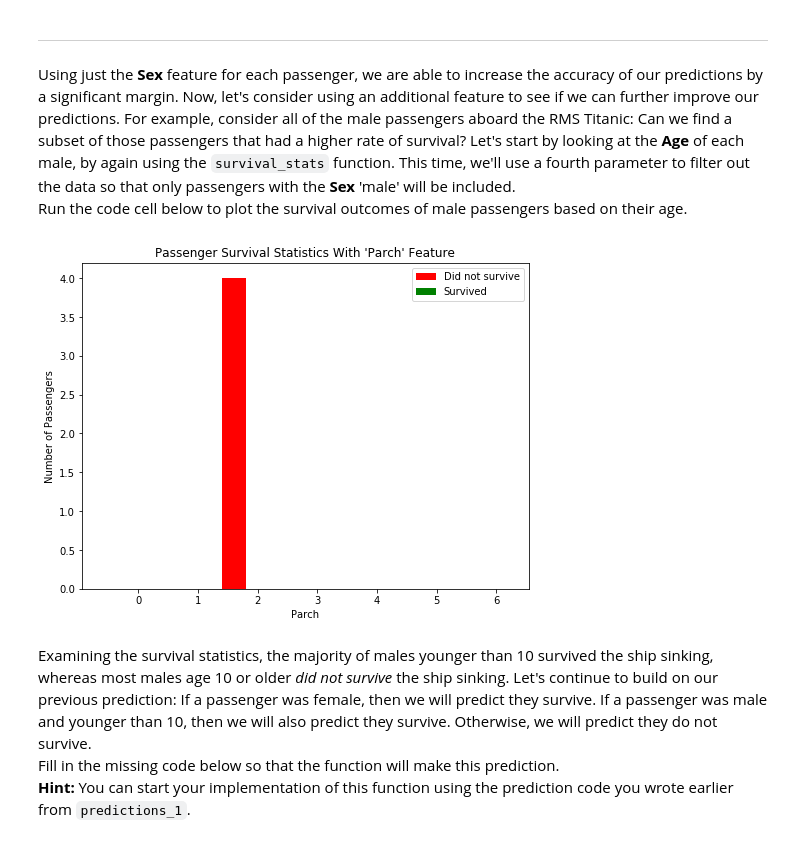
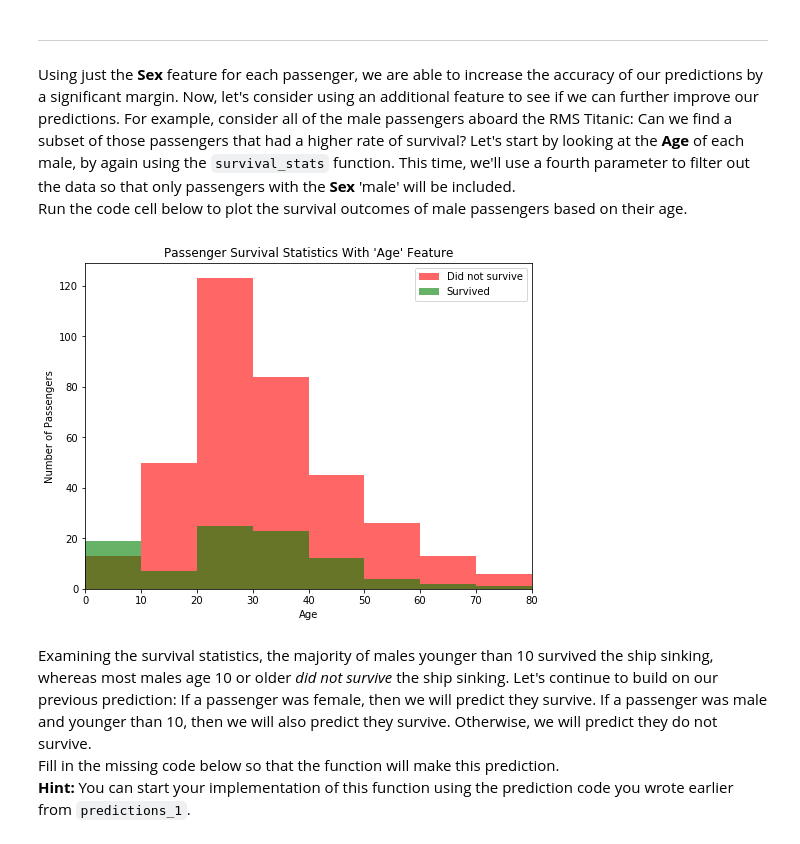
Before and after one commit to packday/machine-learning, a Jupyter notebook: projects/titanic_survival_exploration/titanic_survival_exploration.ipynb, the cells around one changed output. Drawn from its saved outputs; the diff is of its cells as text; code cells hidden in the pictures.

```diff
--- a/projects/titanic_survival_exploration/titanic_survival_exploration.ipynb
+++ b/projects/titanic_survival_exploration/titanic_survival_exploration.ipynb
@@ -169,9 +169,9 @@ Predictions have an accuracy of 78.68%.
 Using just the **Sex** feature for each passenger, we are able to increase the accuracy of our predictions by a significant margin. Now, let's consider using an additional feature to see if we can further improve our predictions. For example, consider all of the male passengers aboard the RMS Titanic: Can we find a subset of those passengers that had a higher rate of survival? Let's start by looking at the **Age** of each male, by again using the `survival_stats` function. This time, we'll use a fourth parameter to filter out the data so that only passengers with the **Sex** 'male' will be included.
 Run the code cell below to plot the survival outcomes of male passengers based on their age.
 # %%
-vs.survival_stats(data, outcomes, 'Parch', ["Sex == 'female'", "SibSp > 4", "Parch > 1"])
+vs.survival_stats(data, outcomes, 'Age', ["Sex == 'male'"])
 # %% [output]
-[figure, old version]
+[figure, new version]
 # %% [markdown]
 Examining the survival statistics, the majority of males younger than 10 survived the ship sinking, whereas most males age 10 or older *did not survive* the ship sinking. Let's continue to build on our previous prediction: If a passenger was female, then we will predict they survive. If a passenger was male and younger than 10, then we will also predict they survive. Otherwise, we will predict they do not survive.
 Fill in the missing code below so that the function will make this prediction.
```
Also changed, not shown: parts of 3 cells of this notebook, 1 other file.
